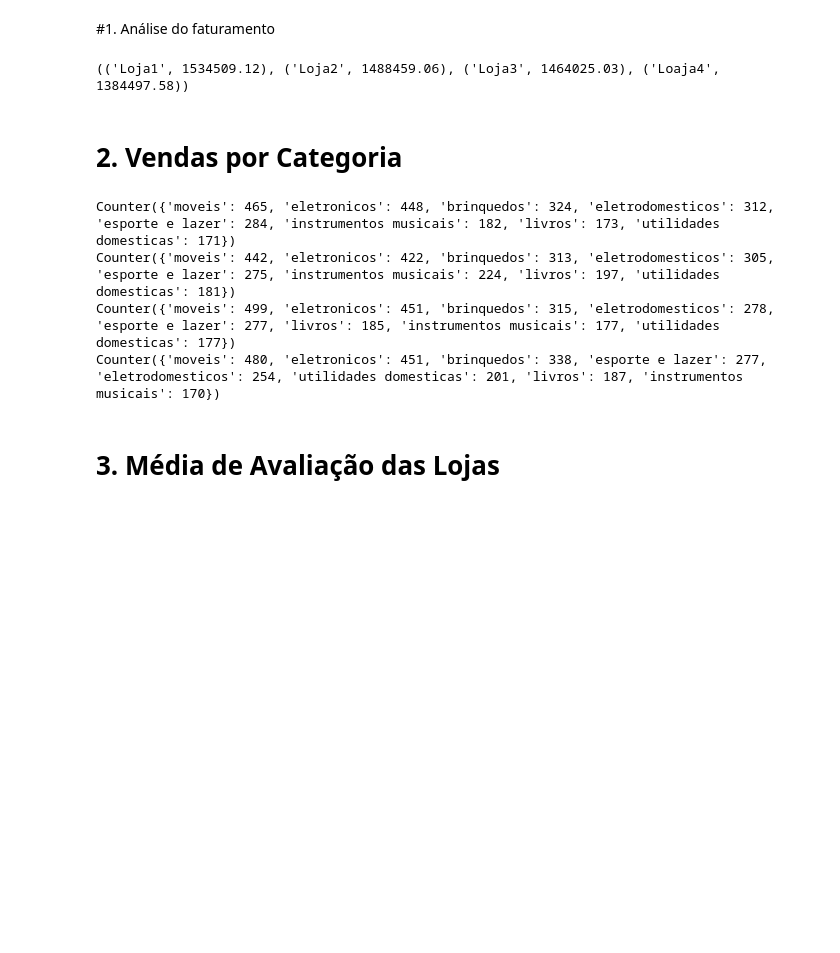
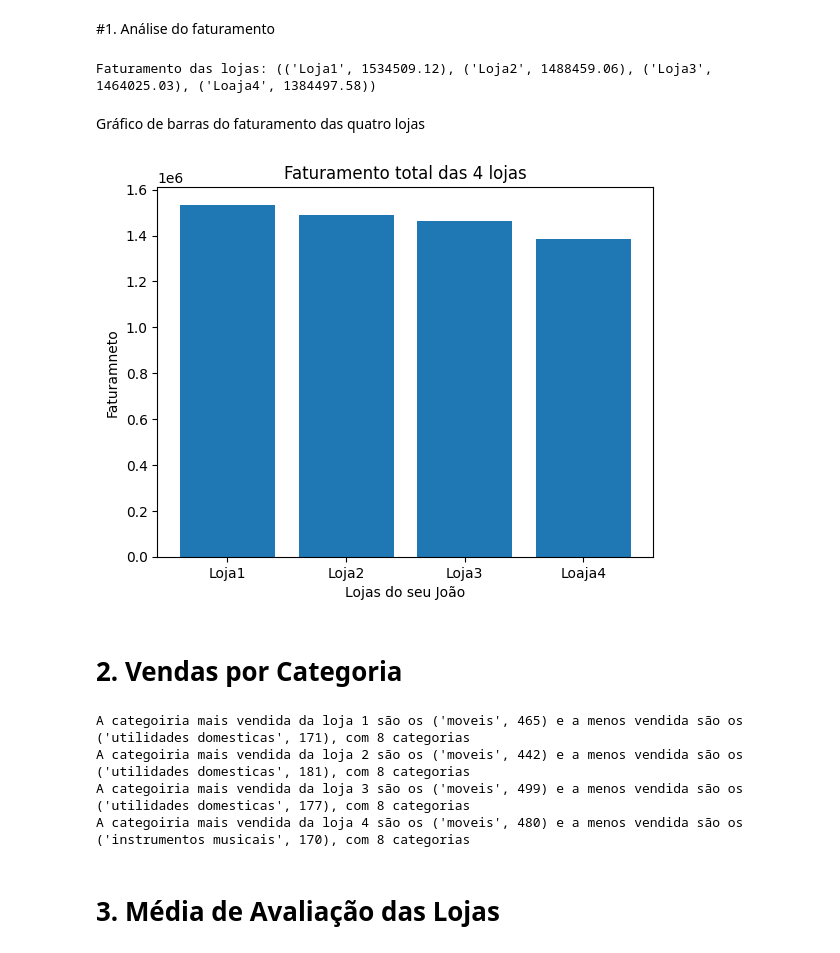
Before and after one commit to Henriquerocha2000/ChallengeAluraStore, a Jupyter notebook: DesafioAluraAnaliseDeDados.ipynb, the cells around one changed output. Cells and saved outputs as stored; diff of their text form; code cells hidden in the pictures; blank space fills up the shorter version.

```diff
--- a/DesafioAluraAnaliseDeDados.ipynb
+++ b/DesafioAluraAnaliseDeDados.ipynb
@@ -23,8 +25,6 @@ loja.head()
 # %% [markdown]
 #1. Análise do faturamento
 # %%
-import matplotlib.pyplot as plt
-
 lojas = ['Loja1', 'Loja2', 'Loja3', 'Loaja4']
 faturamento = []
 faturamento.append(round(float(loja['Preço'].sum()), 2))
@@ -32,27 +32,36 @@ faturamento.append(round(float(loja2['Preço'].sum()), 2))
 faturamento.append(round(float(loja3['Preço'].sum()), 2))
 faturamento.append(round(float(loja4['Preço'].sum()), 2))
 faturamento_lojas = tuple(zip(lojas, faturamento))
-print(faturamento_lojas)
+print(f'Faturamento das lojas: {faturamento_lojas}')
 # %% [output]
-(('Loja1', 1534509.12), ('Loja2', 1488459.06), ('Loja3', 1464025.03), ('Loaja4', 1384497.58))
+Faturamento das lojas: (('Loja1', 1534509.12), ('Loja2', 1488459.06), ('Loja3', 1464025.03), ('Loaja4', 1384497.58))
+# %% [markdown]
+Gráfico de barras do faturamento das quatro lojas
+# %%
+plt.bar(lojas, faturamento)
+plt.ylabel('Faturamneto')
+plt.xlabel('Lojas do seu João')
+plt.title('Faturamento total das 4 lojas')
+plt.show()
+# %% [output]
+[figure, added]
 # %% [markdown]
 # 2. Vendas por Categoria
 # %%
-from collections import Counter
 #a classe Counter da biblioteca colletions, vai contar quantas vezes cada elemento aparece em uma lista, tupla, etc
-categorias_loja1 = Counter(loja['Categoria do Produto'])
-categorias_loja2 = Counter(loja2['Categoria do Produto'])
-categorias_loja3 = Counter(loja3['Categoria do Produto'])
-categorias_loja4 = Counter(loja4['Categoria do Produto'])
-print(categorias_loja1)
-print(categorias_loja2)
-print(categorias_loja3)
-print(categorias_loja4)
+categorias_loja1 = Counter(loja['Categoria do Produto']).most_common()
+categorias_loja2 = Counter(loja2['Categoria do Produto']).most_common()
+categorias_loja3 = Counter(loja3['Categoria do Produto']).most_common()
+categorias_loja4 = Counter(loja4['Categoria do Produto']).most_common()
+print(f'A categoiria mais vendida da loja 1 são os {categorias_loja1[0]} e a menos vendida são os {categorias_loja1[-1]}, com {len(categorias_loja1)} categorias')
+print(f'A categoiria mais vendida da loja 2 são os {categorias_loja2[0]} e a menos vendida são os {categorias_loja2[-1]}, com {len(categorias_loja2)} categorias')
+print(f'A categoiria mais vendida da loja 3 são os {categorias_loja3[0]} e a menos vendida são os {categorias_loja3[-1]}, com {len(categorias_loja3)} categorias')
+print(f'A categoiria mais vendida da loja 4 são os {categorias_loja4[0]} e a menos vendida são os {categorias_loja4[-1]}, com {len(categorias_loja4)} categorias')
 # %% [output]
-Counter({'moveis': 465, 'eletronicos': 448, 'brinquedos': 324, 'eletrodomesticos': 312, 'esporte e lazer': 284, 'instrumentos musicais': 182, 'livros': 173, 'utilidades domesticas': 171})
-Counter({'moveis': 442, 'eletronicos': 422, 'brinquedos': 313, 'eletrodomesticos': 305, 'esporte e lazer': 275, 'instrumentos musicais': 224, 'livros': 197, 'utilidades domesticas': 181})
-Counter({'moveis': 499, 'eletronicos': 451, 'brinquedos': 315, 'eletrodomesticos': 278, 'esporte e lazer': 277, 'livros': 185, 'instrumentos musicais': 177, 'utilidades domesticas': 177})
-Counter({'moveis': 480, 'eletronicos': 451, 'brinquedos': 338, 'esporte e lazer': 277, 'eletrodomesticos': 254, 'utilidades domesticas': 201, 'livros': 187, 'instrumentos musicais': 170})
+A categoiria mais vendida da loja 1 são os ('moveis', 465) e a menos vendida são os ('utilidades domesticas', 171), com 8 categorias
+A categoiria mais vendida da loja 2 são os ('moveis', 442) e a menos vendida são os ('utilidades domesticas', 181), com 8 categorias
+A categoiria mais vendida da loja 3 são os ('moveis', 499) e a menos vendida são os ('utilidades domesticas', 177), com 8 categorias
+A categoiria mais vendida da loja 4 são os ('moveis', 480) e a menos vendida são os ('instrumentos musicais', 170), com 8 categorias
 # %% [markdown]
 # 3. Média de Avaliação das Lojas
 # %%
```
Also changed, not shown: parts of 7 cells of this notebook.
